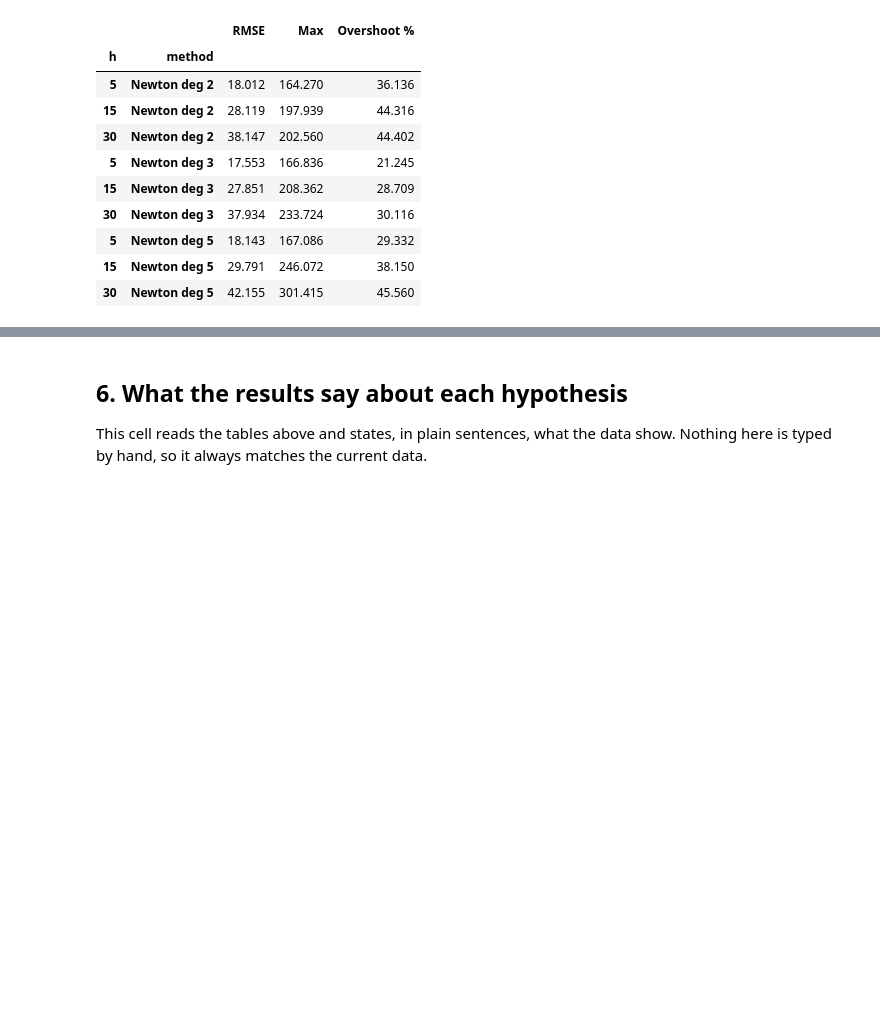
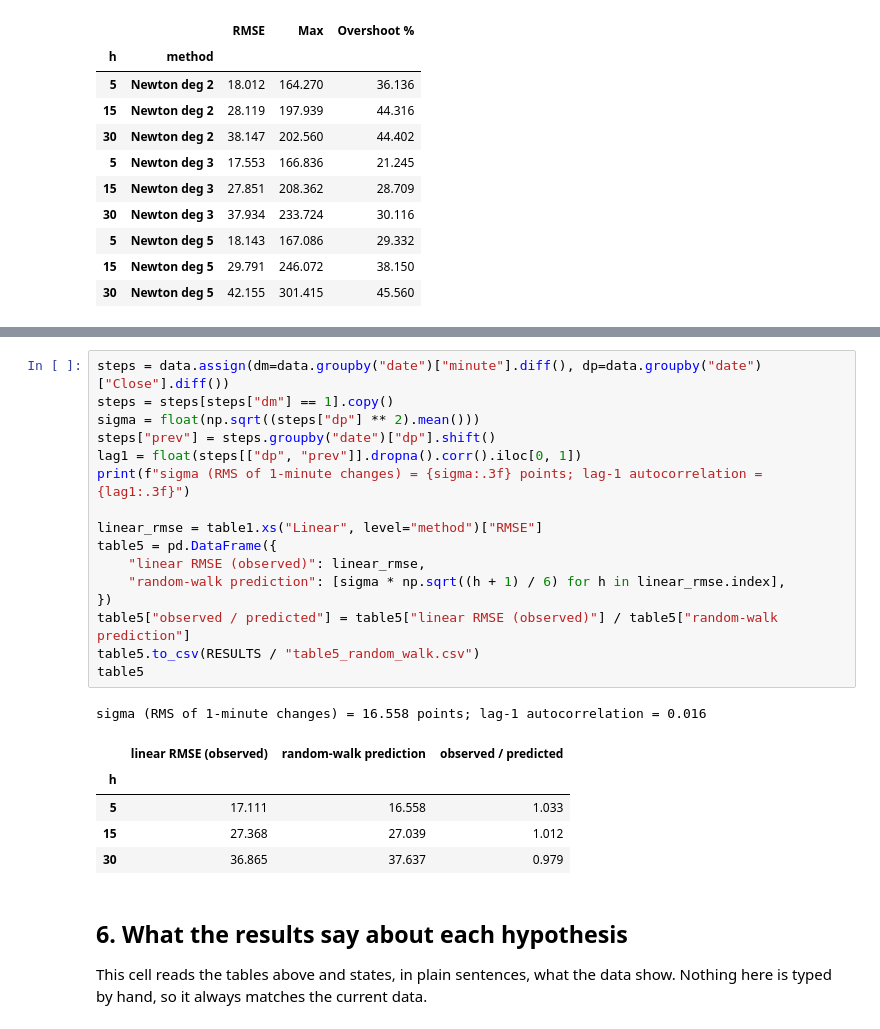
Before and after one commit to lamsofttech/mnq-interpolation, a Jupyter notebook: interpolation_project.ipynb, the cells around one changed output, grey strips where cells are left out. Cells and saved outputs as stored; diff of their text form; blank space fills up the shorter version.

```diff
--- a/interpolation_project.ipynb
+++ b/interpolation_project.ipynb
@@ -543,3 +551,26 @@ table4
+# %%
+steps = data.assign(dm=data.groupby("date")["minute"].diff(), dp=data.groupby("date")["Close"].diff())
+steps = steps[steps["dm"] == 1].copy()
+sigma = float(np.sqrt((steps["dp"] ** 2).mean()))
+steps["prev"] = steps.groupby("date")["dp"].shift()
+lag1 = float(steps[["dp", "prev"]].dropna().corr().iloc[0, 1])
+print(f"sigma (RMS of 1-minute changes) = {sigma:.3f} points; lag-1 autocorrelation = {lag1:.3f}")
+
+linear_rmse = table1.xs("Linear", level="method")["RMSE"]
+table5 = pd.DataFrame({
+    "linear RMSE (observed)": linear_rmse,
+    "random-walk prediction": [sigma * np.sqrt((h + 1) / 6) for h in linear_rmse.index],
+})
+table5["observed / predicted"] = table5["linear RMSE (observed)"] / table5["random-walk prediction"]
+table5.to_csv(RESULTS / "table5_random_walk.csv")
+table5
+# %% [output]
+sigma (RMS of 1-minute changes) = 16.558 points; lag-1 autocorrelation = 0.016
+|  | linear RMSE (observed) | random-walk prediction | observed / predicted |
+| h |  |  |  |
+| 5 | 17.111 | 16.558 | 1.033 |
+| 15 | 27.368 | 27.039 | 1.012 |
+| 30 | 36.865 | 37.637 | 0.979 |
 # %% [markdown]
 ## 6. What the results say about each hypothesis
 This cell reads the tables above and states, in plain sentences, what the data show. Nothing here is typed by hand, so it always matches the current data.
```
Also changed, not shown: parts of 3 cells of this notebook, 2 other files.
